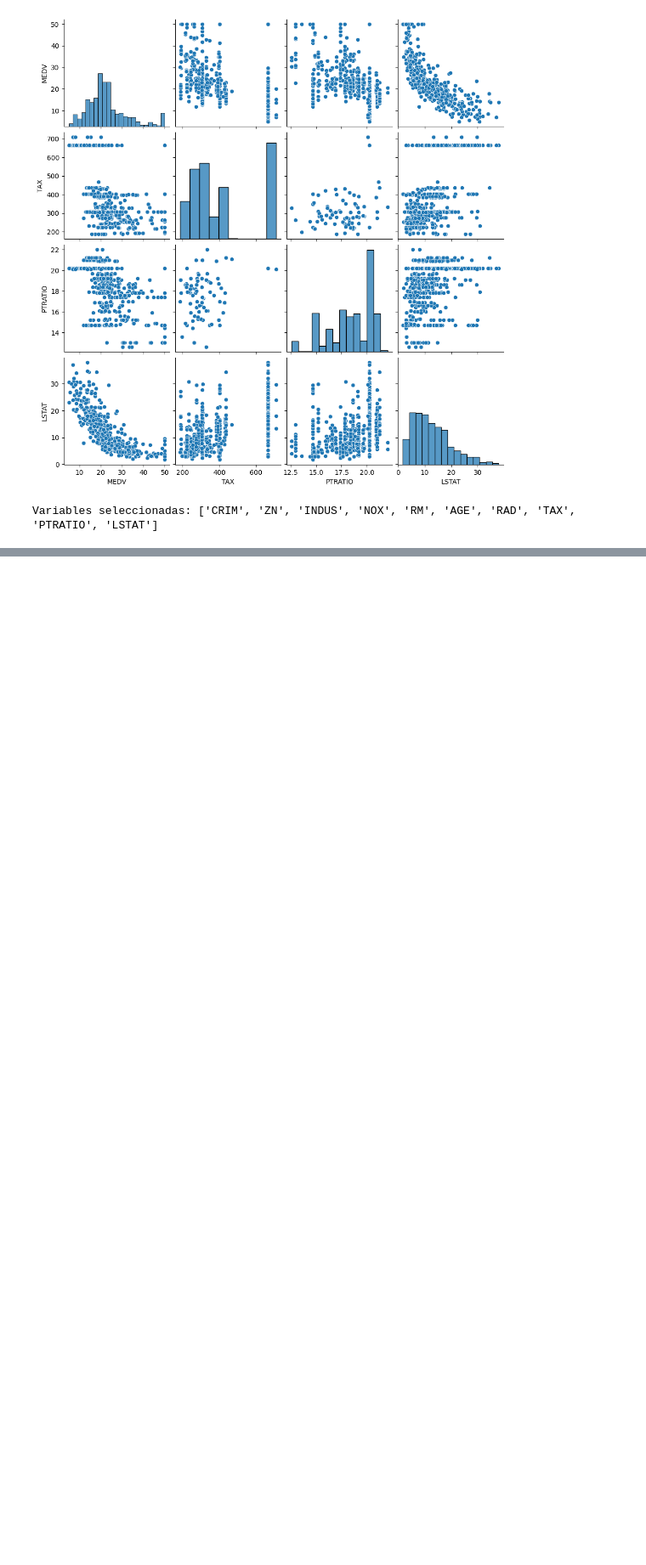
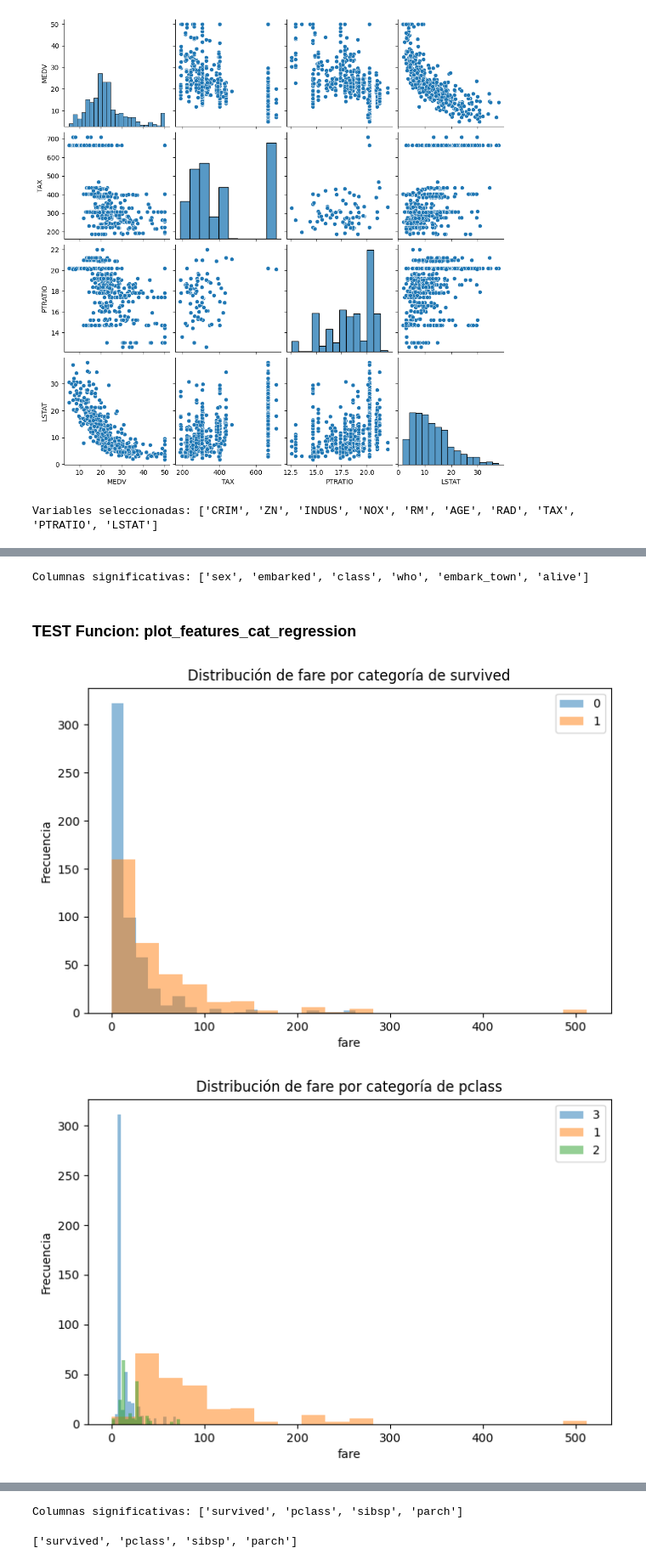
Before and after one commit to Cesar-CSP/Team-Challenge-Toolbox, a Jupyter notebook: Notebooks/test_toolbox.ipynb, the cells around one changed output, grey strips where cells are left out. Shown at 85% size. Saved outputs shown, nothing was run; the diff lists cells and outputs as text; code cells hidden in the pictures; blank space fills up the shorter version.

```diff
--- a/Notebooks/test_toolbox.ipynb
+++ b/Notebooks/test_toolbox.ipynb
@@ -187,0 +154,22 @@ Variables seleccionadas: ['CRIM', 'ZN', 'INDUS', 'NOX', 'RM', 'AGE', 'RAD', 'TAX
+# %%
+cols_significativas = get_features_cat_regression(
+    df=df_titanic,
+    target_col="fare",
+    pvalue=0.05,
+    with_individual_plot=False
+)
+# %% [output]
+Columnas significativas: ['sex', 'embarked', 'class', 'who', 'embark_town', 'alive']
+# %% [markdown]
+### **TEST Funcion: plot_features_cat_regression**
+# %%
+plot_features_cat_regression(
+    df=df_titanic,
+    target_col="fare",
+    columns=[],              # lista vacía → analiza NUMÉRICAS
+    pvalue=0.05,
+    with_individual_plot=True
+)
+# %% [output]
+[figure, added]
+[figure, added]
@@ -187,0 +178,2 @@ Variables seleccionadas: ['CRIM', 'ZN', 'INDUS', 'NOX', 'RM', 'AGE', 'RAD', 'TAX
+Columnas significativas: ['survived', 'pclass', 'sibsp', 'parch']
+['survived', 'pclass', 'sibsp', 'parch']
```
Also changed, not shown: parts of 13 cells of this notebook, 1 other file.
